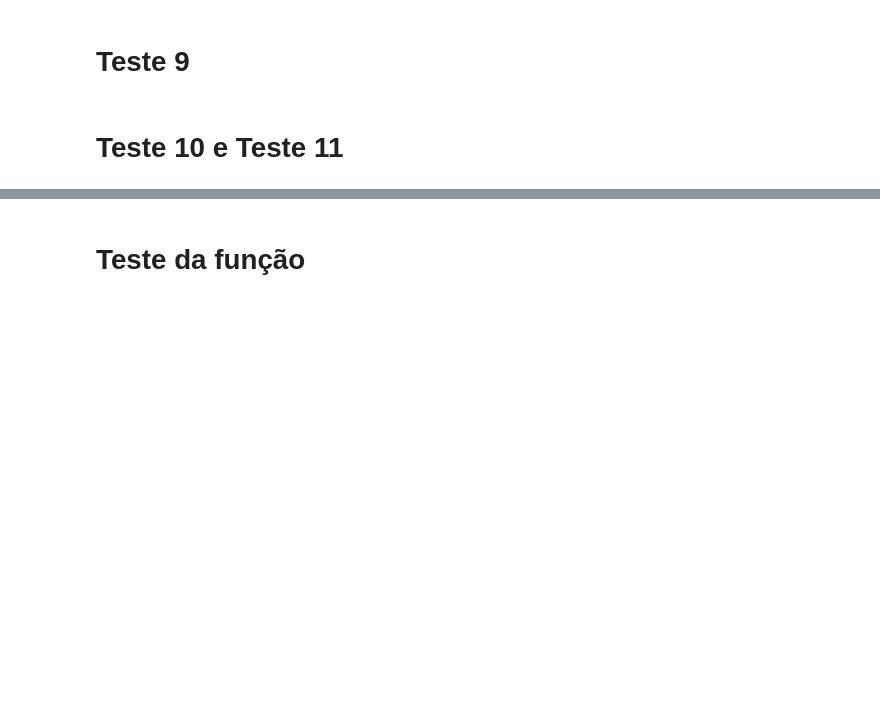
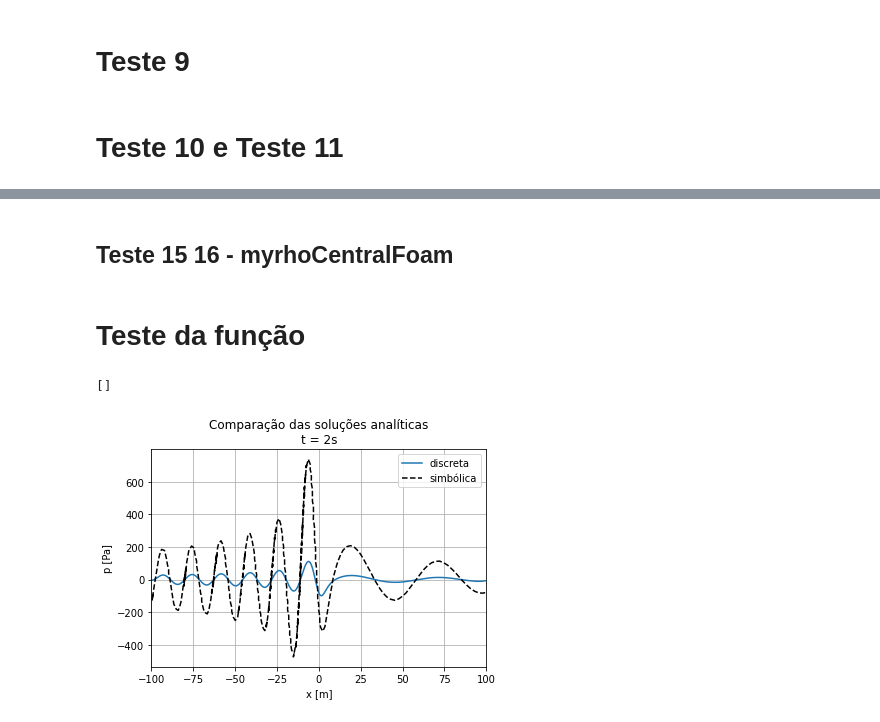
Before and after one commit to Widmark-Kaue/post-process-monopole, a Jupyter notebook: monopoleFlow.ipynb, the cells around one changed output, grey strips where cells are left out. Saved outputs shown, nothing was run; the diff lists cells and outputs as text; code cells hidden in the pictures; blank space fills up the shorter version.

```diff
--- a/monopoleFlow.ipynb
+++ b/monopoleFlow.ipynb
@@ -158,0 +153,2 @@ Probe: 3
+# %% [markdown]
+## Teste 15 16 - myrhoCentralFoam
@@ -161,19 +194,22 @@ Probe: 3
 # %%
 import numpy as np
 import src.wave as wv
 import matplotlib.pyplot as plt
 from pathlib import Path
 # Função 1
 x = np.linspace(-100,100,1000)
-pFlow = wv.pressureFlow(x = x)
-xa, pAna = np.loadtxt(Path('data','analitic_solution.dat'), unpack=True)
+pFlow = wv.pressureFlow(x = x, t = 2)
+xa, pAna = np.loadtxt(Path('data','analiticSolution2s.dat'), unpack=True)
 
-plt.plot(x,pFlow, label = "analytical")
-plt.plot(xa, pAna,'k--', label = 'professor')
+plt.plot(x,pFlow, label = "discreta")
+plt.plot(xa, pAna,'k--', label = 'simbólica')
 plt.xlabel("x [m]")
 plt.ylabel("p [Pa]")
-plt.title("t = 0.6")
+plt.title("Comparação das soluções analíticas\nt = 2s")
 plt.xlim([-100,100])
 plt.grid()
 plt.legend()
 plt.plot()
+# %% [output]
+[]
+[figure, added]
```
Also changed, not shown: parts of 3 cells of this notebook.
